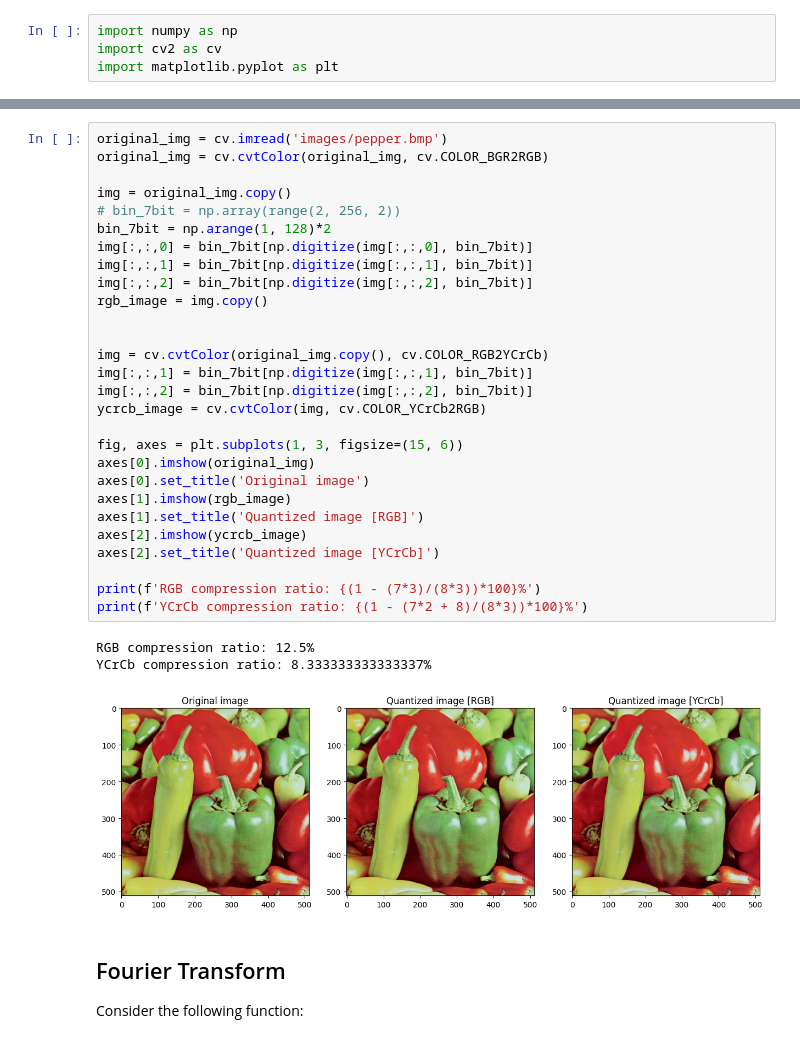
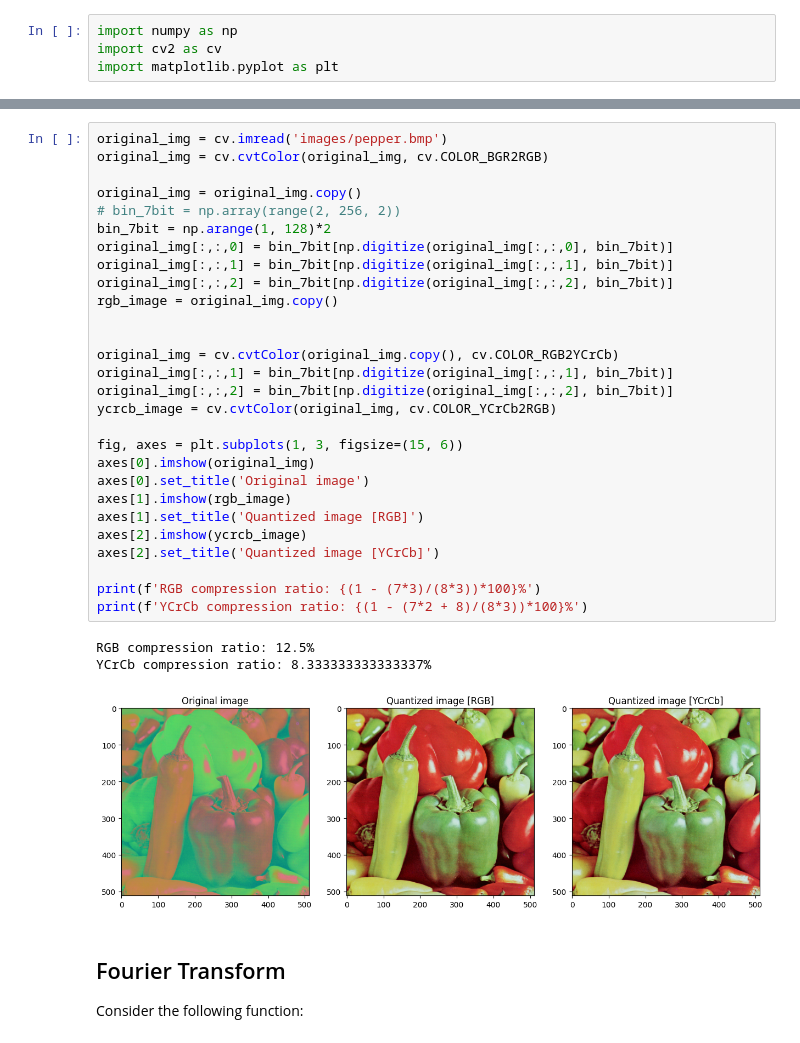
Before and after one commit to ferit-osirv/lab-3-23-24-Lionile, a Jupyter notebook: lab3.ipynb, the cells around one changed output, grey strips where cells are left out. Cells and saved outputs as stored; diff of their text form.

```diff
--- a/lab3.ipynb
+++ b/lab3.ipynb
@@ -46,35 +46,35 @@ In the above image, you can see the original image and then the Y, Cr and Cb cha
 # %%
 original_img = cv.imread('images/pepper.bmp')
 original_img = cv.cvtColor(original_img, cv.COLOR_BGR2RGB)
 
-img = original_img.copy()
+original_img = original_img.copy()
 # bin_7bit = np.array(range(2, 256, 2))
 bin_7bit = np.arange(1, 128)*2
-img[:,:,0] = bin_7bit[np.digitize(img[:,:,0], bin_7bit)]
-img[:,:,1] = bin_7bit[np.digitize(img[:,:,1], bin_7bit)]
-img[:,:,2] = bin_7bit[np.digitize(img[:,:,2], bin_7bit)]
-rgb_image = img.copy()
+original_img[:,:,0] = bin_7bit[np.digitize(original_img[:,:,0], bin_7bit)]
+original_img[:,:,1] = bin_7bit[np.digitize(original_img[:,:,1], bin_7bit)]
+original_img[:,:,2] = bin_7bit[np.digitize(original_img[:,:,2], bin_7bit)]
+rgb_image = original_img.copy()
 
 
-img = cv.cvtColor(original_img.copy(), cv.COLOR_RGB2YCrCb)
-img[:,:,1] = bin_7bit[np.digitize(img[:,:,1], bin_7bit)]
-img[:,:,2] = bin_7bit[np.digitize(img[:,:,2], bin_7bit)]
-ycrcb_image = cv.cvtColor(img, cv.COLOR_YCrCb2RGB)
+original_img = cv.cvtColor(original_img.copy(), cv.COLOR_RGB2YCrCb)
+original_img[:,:,1] = bin_7bit[np.digitize(original_img[:,:,1], bin_7bit)]
+original_img[:,:,2] = bin_7bit[np.digitize(original_img[:,:,2], bin_7bit)]
+ycrcb_image = cv.cvtColor(original_img, cv.COLOR_YCrCb2RGB)
 
 fig, axes = plt.subplots(1, 3, figsize=(15, 6))
 axes[0].imshow(original_img)
 axes[0].set_title('Original image')
 axes[1].imshow(rgb_image)
 axes[1].set_title('Quantized image [RGB]')
 axes[2].imshow(ycrcb_image)
 axes[2].set_title('Quantized image [YCrCb]')
 
 print(f'RGB compression ratio: {(1 - (7*3)/(8*3))*100}%')
 print(f'YCrCb compression ratio: {(1 - (7*2 + 8)/(8*3))*100}%')
 # %% [output]
 RGB compression ratio: 12.5%
 YCrCb compression ratio: 8.333333333333337%
-[figure, old version]
+[figure, new version]
 # %% [markdown]
 ## Fourier Transform
 
```
Also changed, not shown: parts of 7 cells of this notebook.
